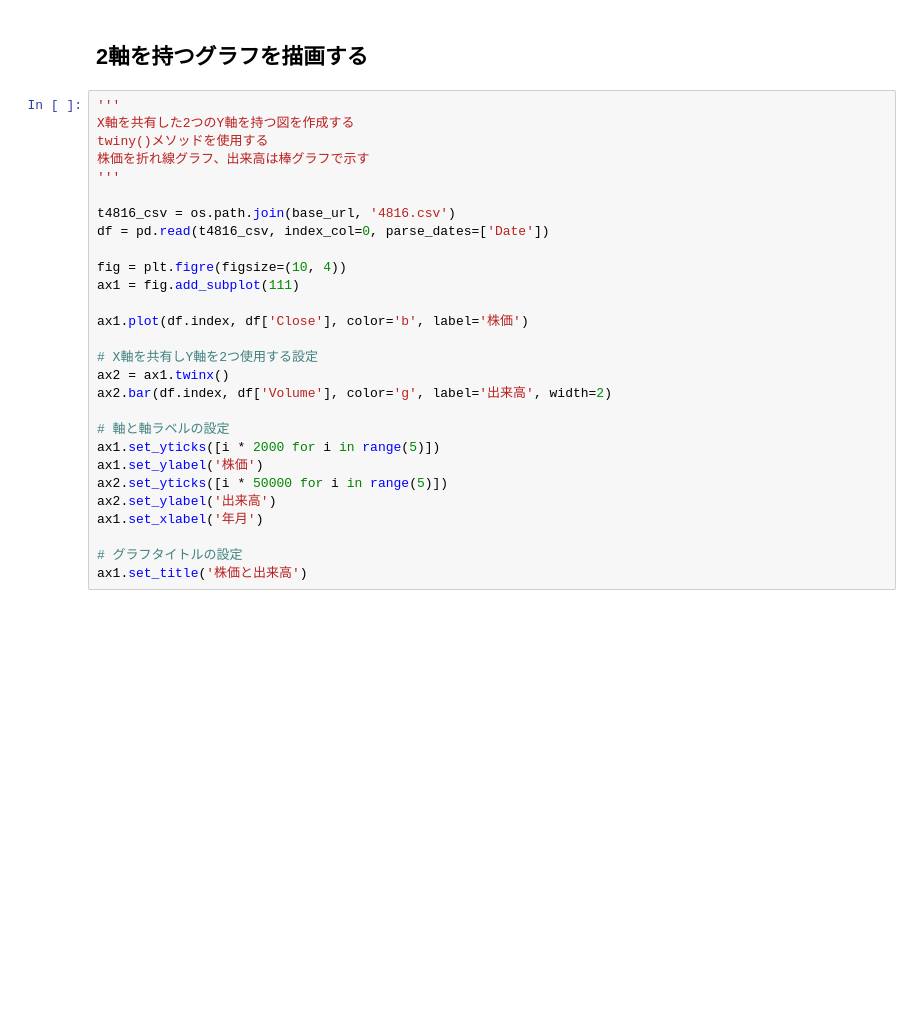
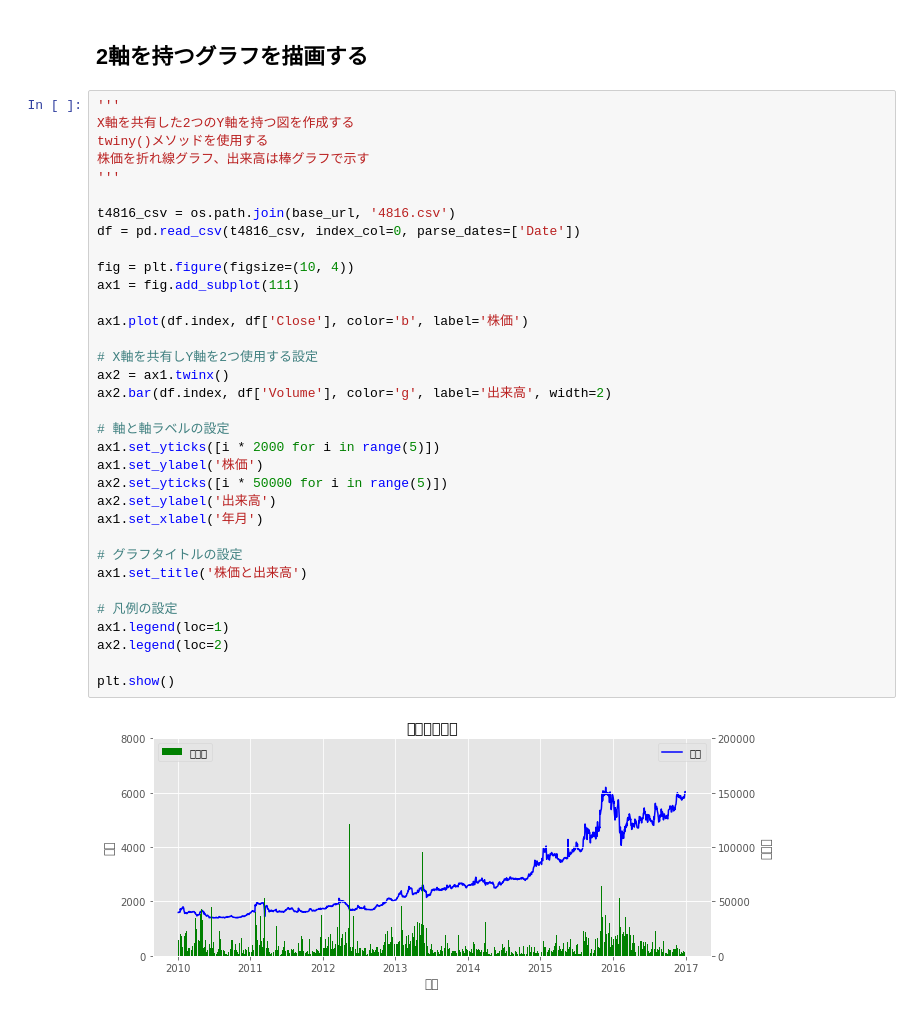
Before and after one commit to runble1/practical-jupyter_study, a Jupyter notebook: 4/4-3 Line graph.ipynb, the cells around one changed output. Saved outputs shown, nothing was run; the diff lists cells and outputs as text; blank space fills up the shorter version.

```diff
--- a/4/4-3 Line graph.ipynb
+++ b/4/4-3 Line graph.ipynb
@@ -100,28 +100,36 @@ plt.show()
 # %%
 '''
 X軸を共有した2つのY軸を持つ図を作成する
 twiny()メソッドを使用する
 株価を折れ線グラフ、出来高は棒グラフで示す
 '''
 
 t4816_csv = os.path.join(base_url, '4816.csv')
-df = pd.read(t4816_csv, index_col=0, parse_dates=['Date'])
+df = pd.read_csv(t4816_csv, index_col=0, parse_dates=['Date'])
 
-fig = plt.figre(figsize=(10, 4))
+fig = plt.figure(figsize=(10, 4))
 ax1 = fig.add_subplot(111)
 
 ax1.plot(df.index, df['Close'], color='b', label='株価')
 
 # X軸を共有しY軸を2つ使用する設定
 ax2 = ax1.twinx()
 ax2.bar(df.index, df['Volume'], color='g', label='出来高', width=2)
 
 # 軸と軸ラベルの設定
 ax1.set_yticks([i * 2000 for i in range(5)])
 ax1.set_ylabel('株価')
 ax2.set_yticks([i * 50000 for i in range(5)])
 ax2.set_ylabel('出来高')
 ax1.set_xlabel('年月')
 
 # グラフタイトルの設定
 ax1.set_title('株価と出来高')
+
+# 凡例の設定
+ax1.legend(loc=1)
+ax2.legend(loc=2)
+
+plt.show()
+# %% [output]
+[figure, added]
```
